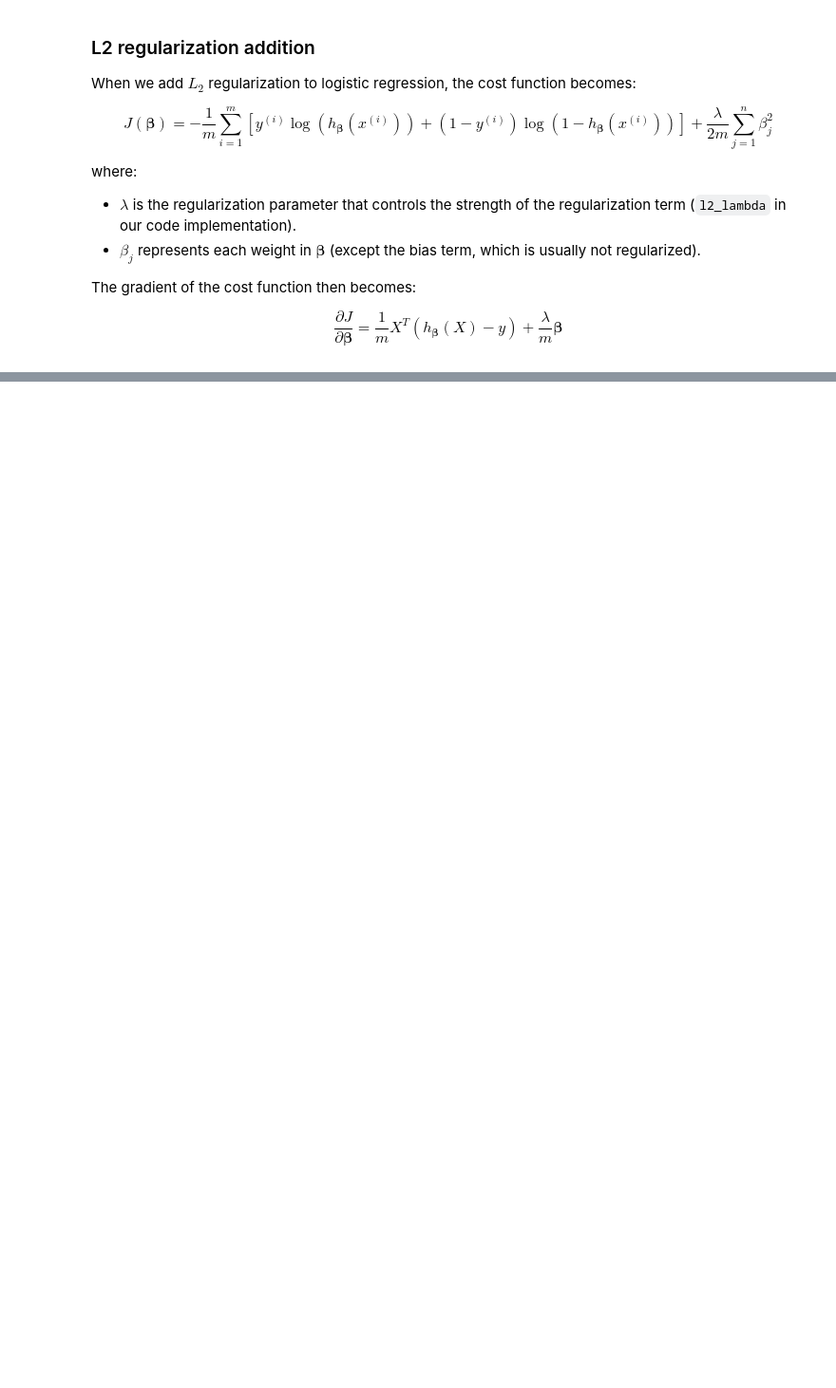
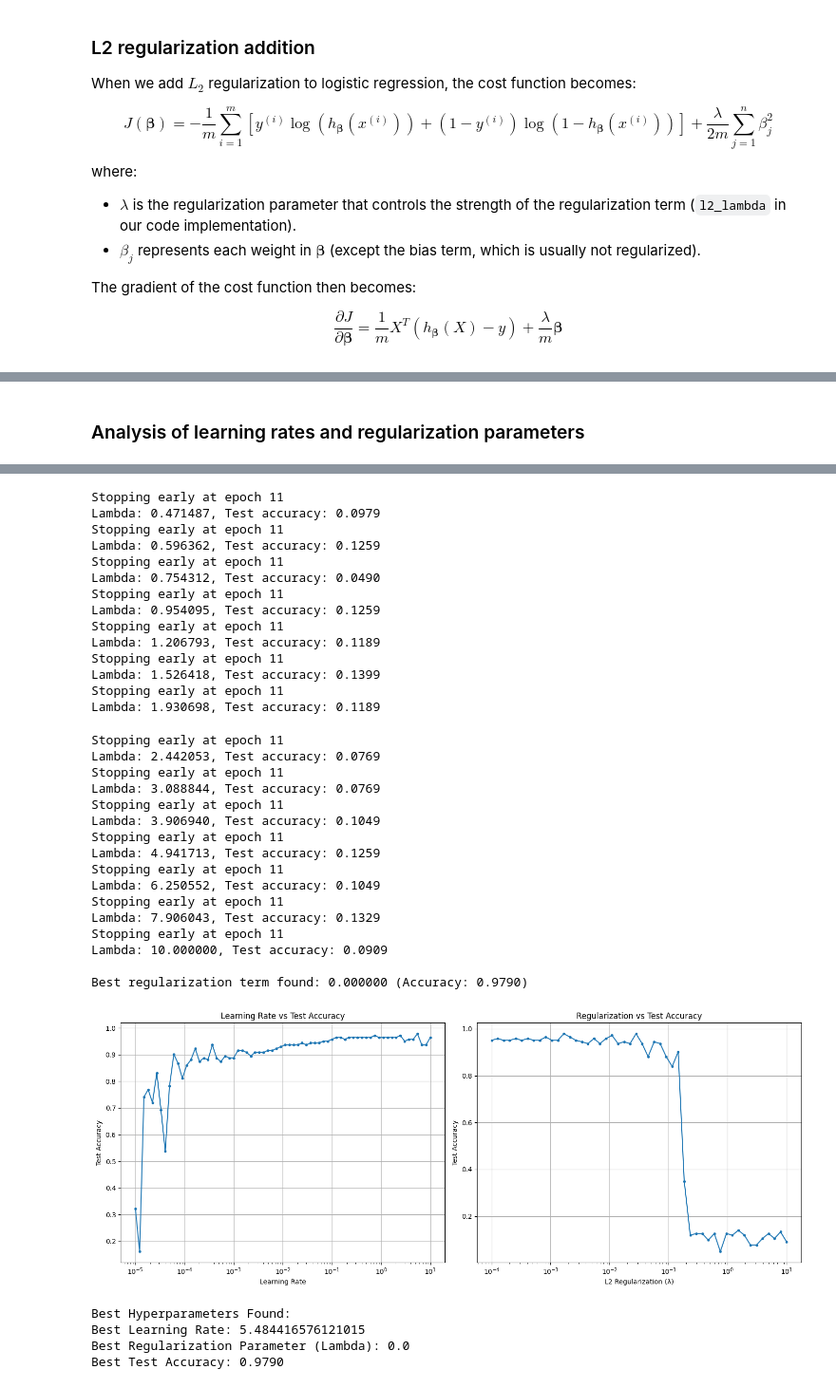
Before and after one commit to Elisaottoboni/Machine-Learning-University-of-Oslo, a Jupyter notebook: Project2/part_E.ipynb, the cells around one changed output, grey strips where cells are left out. Shown at 95% size. Cells and saved outputs as stored; diff of their text form; code cells hidden in the pictures; blank space fills up the shorter version.

Commit message:
Add analysis learning rates and L2 for logistic regression

```diff
--- a/Project2/part_E.ipynb
+++ b/Project2/part_E.ipynb
@@ -249 +472,21 @@ Test set accuracy with manually computed logistic regression: 0.9720
 Test set accuracy with scikit-learn logistic regression: 0.9580
+# %% [markdown]
+### Analysis of learning rates and regularization parameters
+# %%
+# Initialize data (assuming X_train, y_train, X_test, y_test are pre-defined)
+model = LogisticRegressionSGD(verbose=True)
+
+# Run hyperparameter analysis
+best_learning_rate, best_lambda, best_accuracy, best_model = model.analyze_hyperparameters(
+    X_train=X_train,
+    y_train=y_train,
+    X_test=X_test,
+    y_test=y_test
+)
+
+# Print the best results
+print("\nBest Hyperparameters Found:")
+print(f"Best Learning Rate: {best_learning_rate}")
+print(f"Best Regularization Parameter (Lambda): {best_lambda}")
+print(f"Best Test Accuracy: {best_accuracy:.4f}")
+# %% [output]
@@ -249,0 +510,35 @@ Test set accuracy with scikit-learn logistic regression: 0.9580
+Stopping early at epoch 11
+Lambda: 0.471487, Test accuracy: 0.0979
+Stopping early at epoch 11
+Lambda: 0.596362, Test accuracy: 0.1259
+Stopping early at epoch 11
+Lambda: 0.754312, Test accuracy: 0.0490
+Stopping early at epoch 11
+Lambda: 0.954095, Test accuracy: 0.1259
+Stopping early at epoch 11
+Lambda: 1.206793, Test accuracy: 0.1189
+Stopping early at epoch 11
+Lambda: 1.526418, Test accuracy: 0.1399
+Stopping early at epoch 11
+Lambda: 1.930698, Test accuracy: 0.1189
+Stopping early at epoch 11
+Lambda: 2.442053, Test accuracy: 0.0769
+Stopping early at epoch 11
+Lambda: 3.088844, Test accuracy: 0.0769
+Stopping early at epoch 11
+Lambda: 3.906940, Test accuracy: 0.1049
+Stopping early at epoch 11
+Lambda: 4.941713, Test accuracy: 0.1259
+Stopping early at epoch 11
+Lambda: 6.250552, Test accuracy: 0.1049
+Stopping early at epoch 11
+Lambda: 7.906043, Test accuracy: 0.1329
+Stopping early at epoch 11
+Lambda: 10.000000, Test accuracy: 0.0909
+
+Best regularization term found: 0.000000 (Accuracy: 0.9790)
+[figure, added]
+Best Hyperparameters Found:
+Best Learning Rate: 5.484416576121015
+Best Regularization Parameter (Lambda): 0.0
+Best Test Accuracy: 0.9790
```
Also changed, not shown: parts of 7 cells of this notebook.
